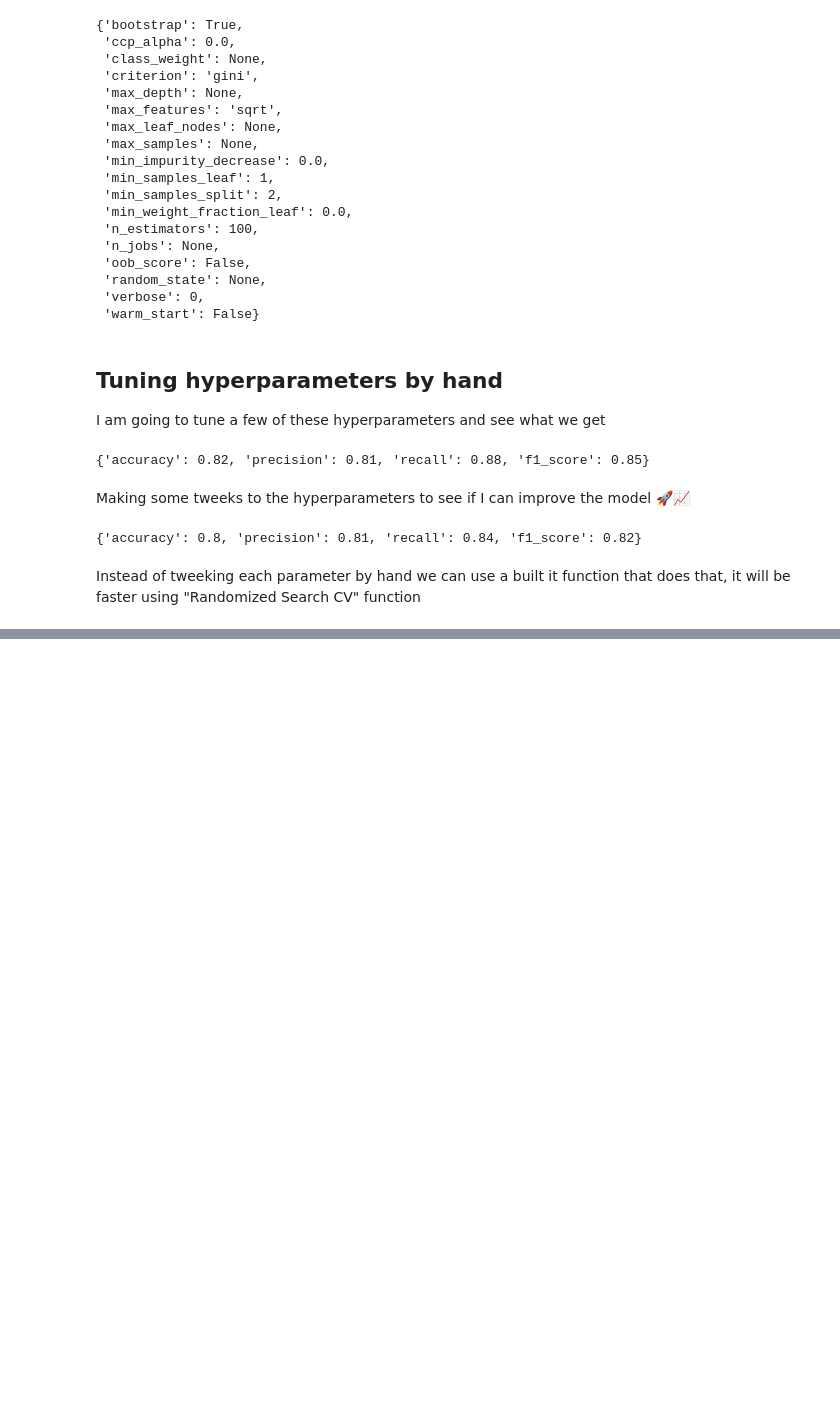
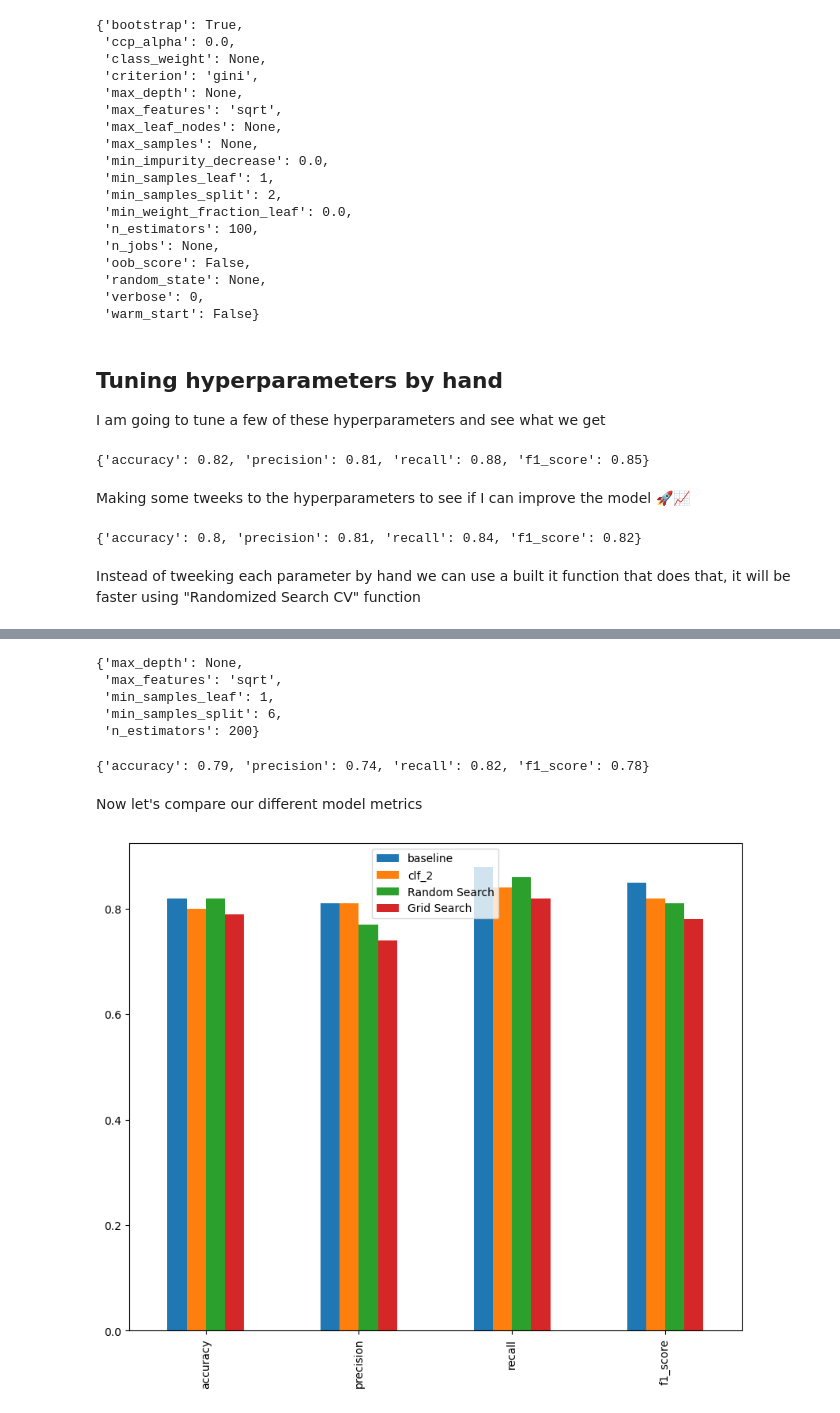
Before and after one commit to Lima-Tembe/codespaces-jupyter, a Jupyter notebook: notebooks/sample.ipynb, the cells around one changed output, grey strips where cells are left out. Saved outputs shown, nothing was run; the diff lists cells and outputs as text; code cells hidden in the pictures; blank space fills up the shorter version.

Commit message:
improving the model by code

```diff
--- a/notebooks/sample.ipynb
+++ b/notebooks/sample.ipynb
@@ -365,0 +468,5 @@ Instead of tweeking each parameter by hand we can use a built it function that d
+# %%
+# make predictions with the best hyperparameters
+rs_y_preds = rs_clf.predict(X_test)
+rs_metrics = evaluate_preds(y_test, rs_y_preds)
+rs_metrics
@@ -365,0 +487,26 @@ Instead of tweeking each parameter by hand we can use a built it function that d
+# %%
+grid_2 = {'n_estimators': [100, 200, 500],
+ 'max_depth': [None],
+ 'max_features': ['auto', 'sqrt'],
+ 'min_samples_split': [6],
+ 'min_samples_leaf': [1, 2]}
+# %%
+from sklearn.model_selection import GridSearchCV
+
+np.random.seed(42)
+
+X = heart_disease_shuffled.drop("target", axis=1)
+y = heart_disease_shuffled["target"]
+
+X_train, X_test, y_train, y_test = train_test_split(X, y, test_size=0.2)
+
+clf = RandomForestClassifier(n_jobs=1)
+
+gs_clf = GridSearchCV(
+    estimator=clf,
+    param_grid=grid_2,
+    cv=5,
+    verbose=2
+)
+
+gs_clf.fit(X_train, y_train)
@@ -365,0 +527,27 @@ Instead of tweeking each parameter by hand we can use a built it function that d
+# %%
+gs_clf.best_params_
+# %% [output]
+{'max_depth': None,
+ 'max_features': 'sqrt',
+ 'min_samples_leaf': 1,
+ 'min_samples_split': 6,
+ 'n_estimators': 200}
+# %%
+gs_y_preds = gs_clf.predict(X_test)
+gs_metrics = evaluate_preds(y_true=y_test, y_preds=gs_y_preds)
+gs_metrics
+# %% [output]
+{'accuracy': 0.79, 'precision': 0.74, 'recall': 0.82, 'f1_score': 0.78}
+# %% [markdown]
+Now let's compare our different model metrics
+# %%
+compare_metrics = pd.DataFrame({
+    "baseline": baseline_metrics,
+    "clf_2": clf_2_metrics,
+    "Random Search": rs_metrics,
+    "Grid Search": gs_metrics
+})
+
+compare_metrics.plot.bar(figsize=(10,8));
+# %% [output]
+[figure, added]
```
Also changed, not shown: parts of 8 cells of this notebook.
